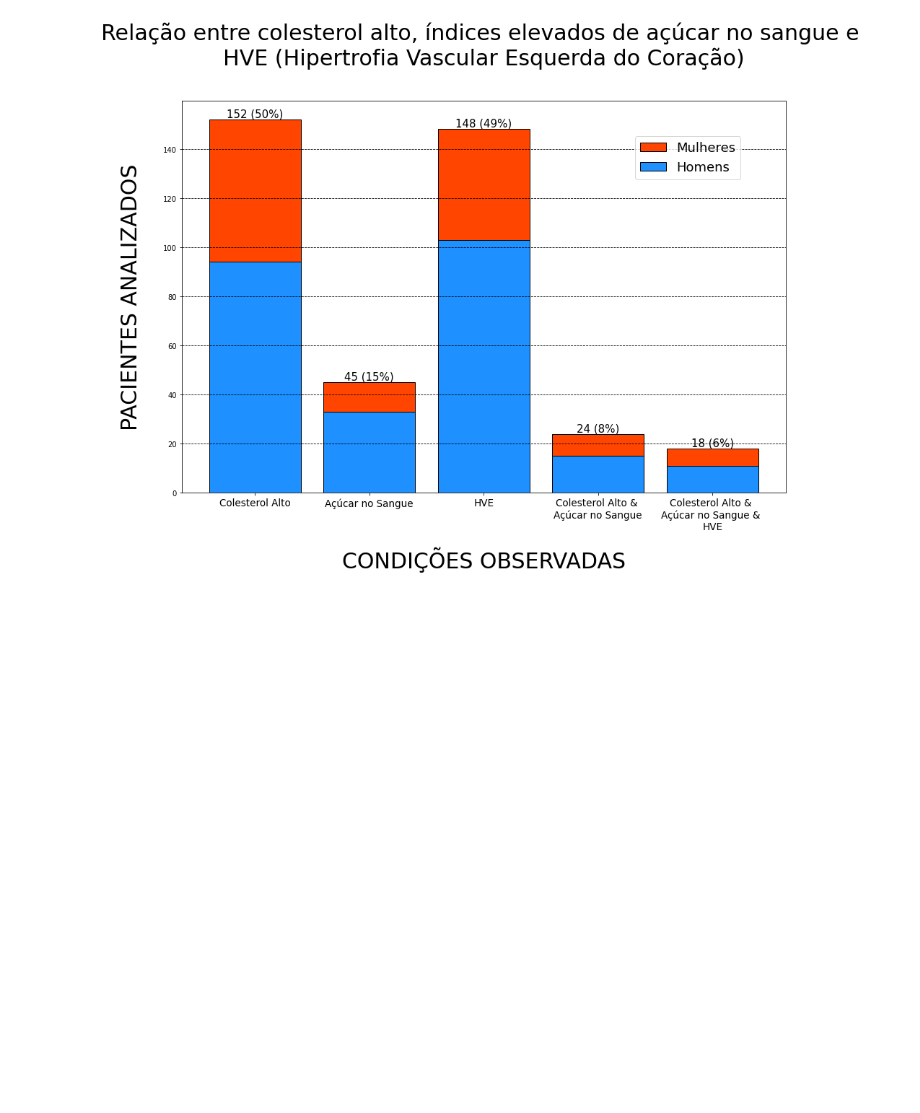
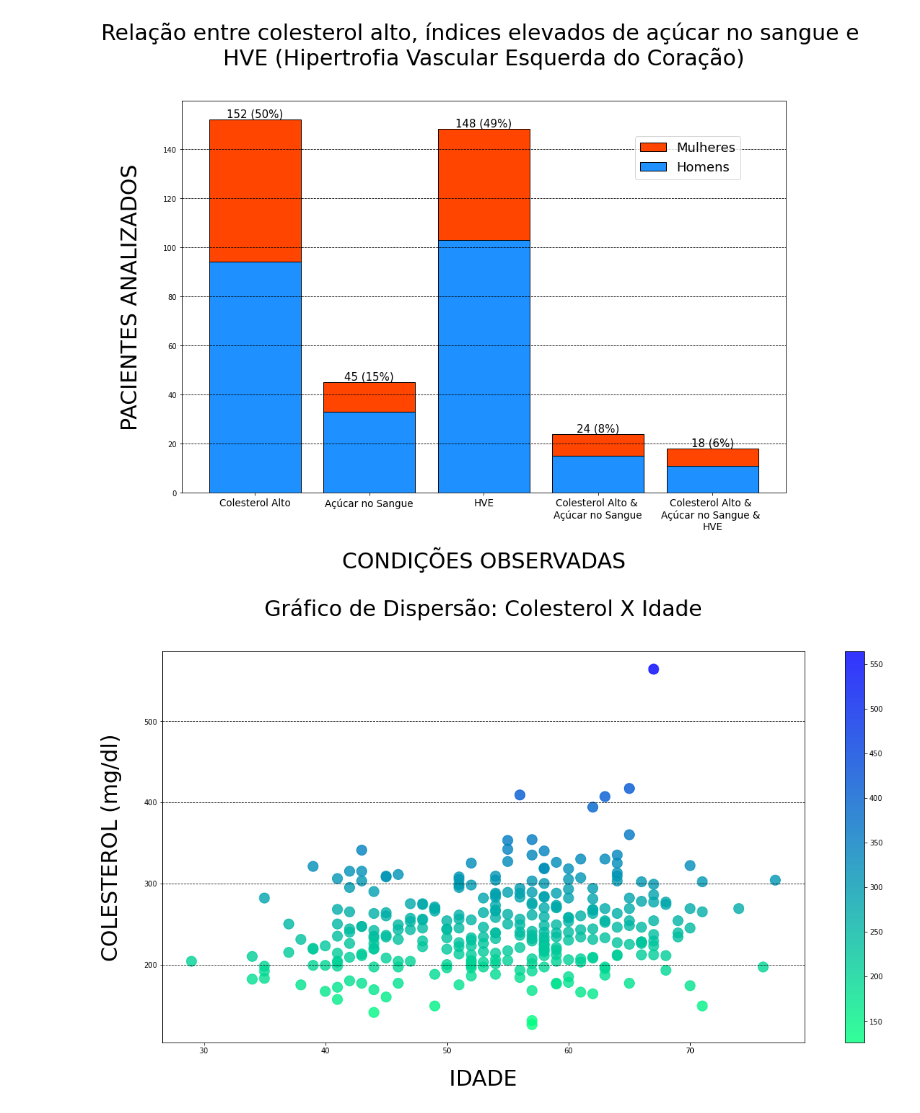
Before and after one commit to edu-Fender/medical-analysis, a Jupyter notebook: plot.ipynb, the cells around one changed output. Drawn from its saved outputs; the diff is of its cells as text; code cells hidden in the pictures; blank space fills up the shorter version.

```diff
--- a/plot.ipynb
+++ b/plot.ipynb
@@ -109,6 +107,34 @@ plt.xticks(size=13.5, ha="center", rotation_mode="anchor")
 plt.show()
 # %% [output]
 [figure]
+# %%
+# Recupera as colunas do dataframe necessárias para a análize com List Comprehension
+chol = [int(i) for i in df["chol"]]
+ages = [int(i) for i in df["age"]]
+trestbps = [int(i) for i in df["trestbps"]]
+
+# Cria subplot
+fig, ax = plt.subplots()
+fig.set_size_inches([20,10])
+rcParams['font.family'] = 'sans-serif'
+
+# Plota gráfico de dispersão com ColorMap
+x_axis = ages
+y_axis = chol
+im = ax.scatter(x_axis, y_axis, c=y_axis, s=200, alpha=0.8, cmap="winter_r")
+
+# Titulos e labels detalhes do gráfico
+ax.set_title("Gráfico de Dispersão: Colesterol X Idade", size=30, pad=50)
+ax.set_xlabel("IDADE", size=30, labelpad=20)
+ax.set_ylabel("COLESTEROL (mg/dl)", size=30, labelpad=30)
+ax.grid(axis='y', color='black', linestyle ='--')
+
+# Colorbar
+cb = plt.colorbar(im)
+
+plt.show()
+# %% [output]
+[figure, added]
 # %%
 reminder = highchol_fbs[0] - highchol_fbs_leftvh[0]
 x = np.array([highchol_fbs_leftvh[0], reminder])
```
Also changed, not shown: parts of 4 cells of this notebook.
